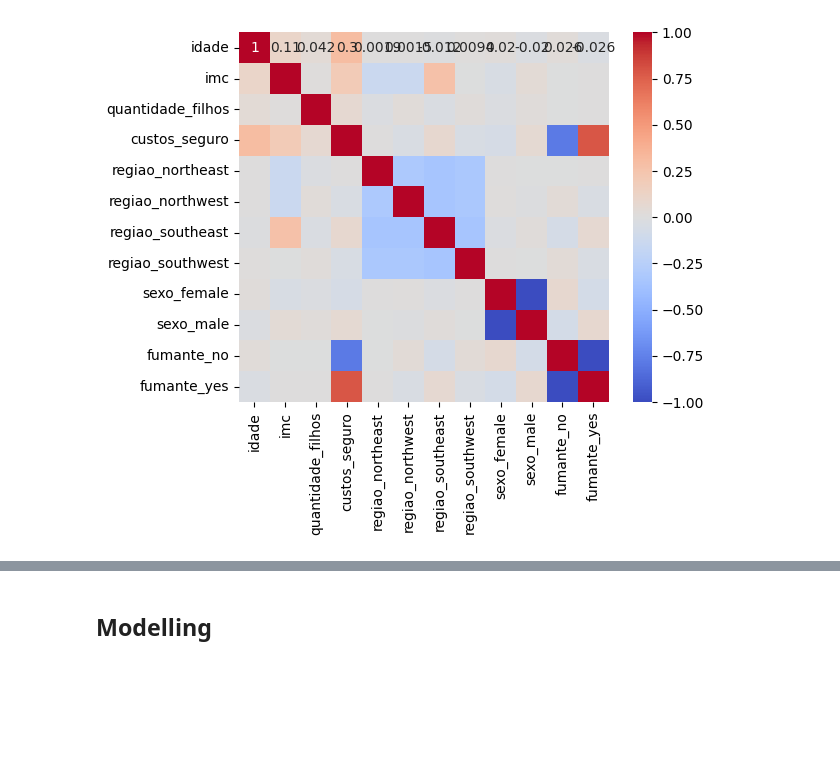
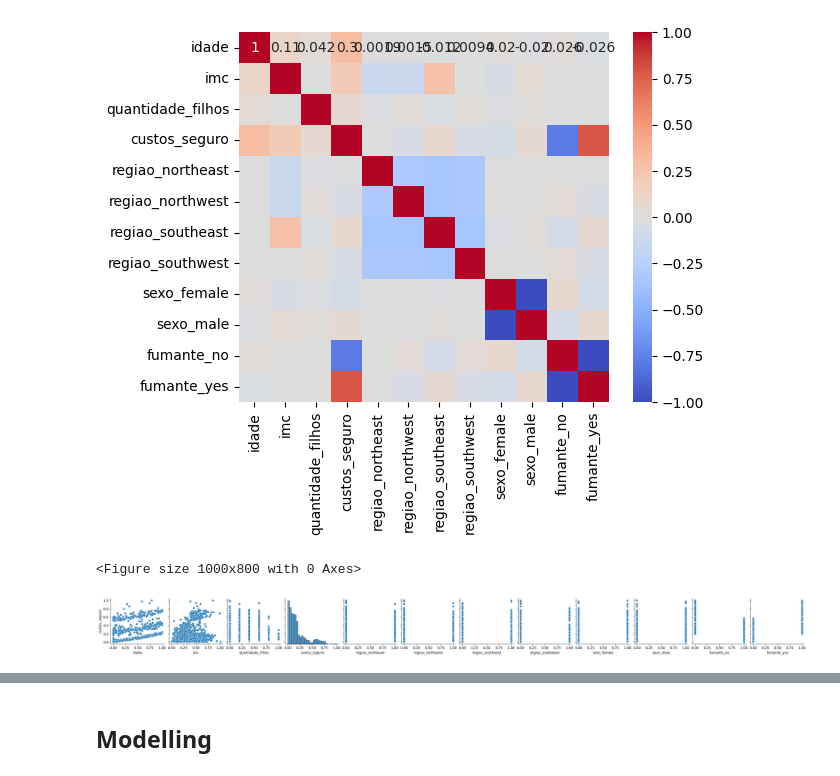
Before and after one commit to rfprates/regressao_seguro, a Jupyter notebook: case_preco_seguros.ipynb, the cells around one changed output, grey strips where cells are left out. Drawn from its saved outputs; the diff is of its cells as text; code cells hidden in the pictures; blank space fills up the shorter version.

```diff
--- a/case_preco_seguros.ipynb
+++ b/case_preco_seguros.ipynb
@@ -314,3 +314,10 @@ sns.heatmap(
 );
 # %% [output]
 [figure]
+# %%
+# gráfico de dispersão
+plt.figure(figsize=(10,8))
+sns.pairplot(data = df_norm, y_vars = ['custos_seguro']);
+# %% [output]
+<Figure size 1000x800 with 0 Axes>
+[figure, added]
```
Also changed, not shown: parts of 13 cells of this notebook.
